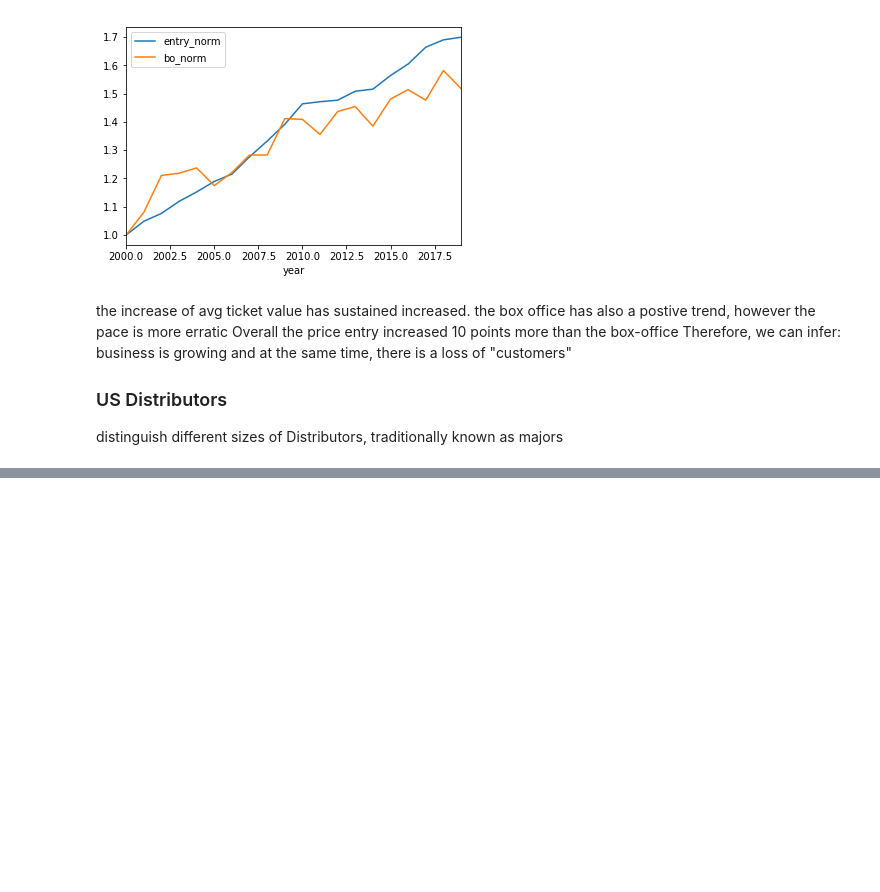
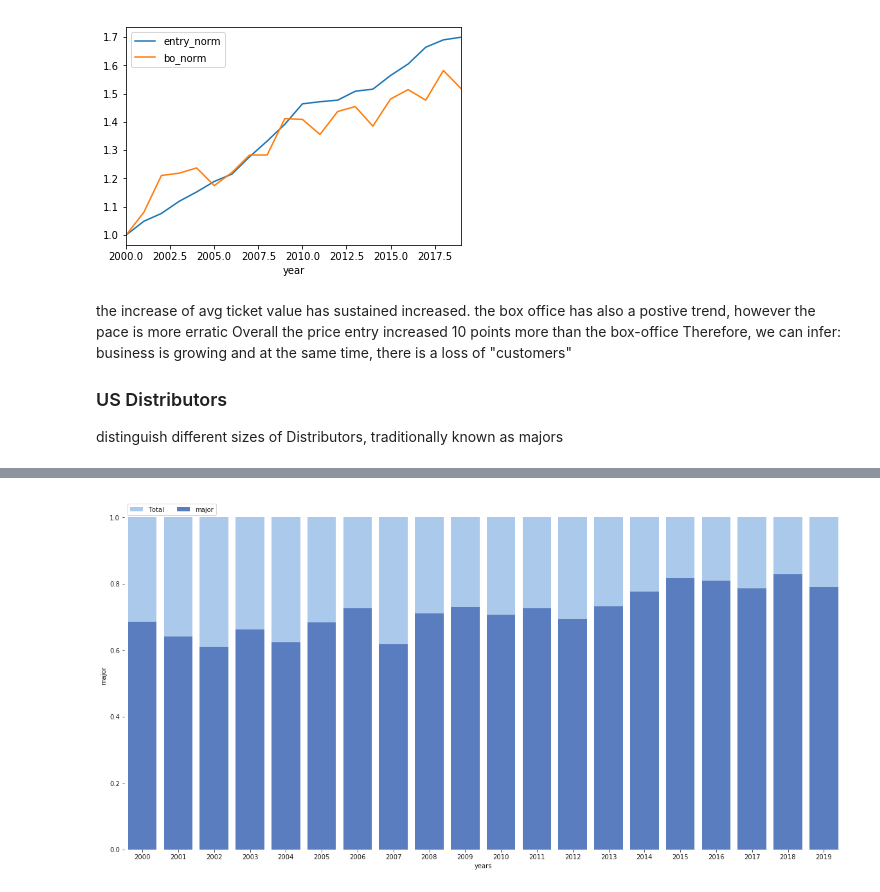
Before and after one commit to ivanlopezlobato/movies, a Jupyter notebook: notebooks/BoxOffice_Evolution_2000-2019.ipynb, the cells around one changed output, grey strips where cells are left out. Saved outputs shown, nothing was run; the diff lists cells and outputs as text; code cells hidden in the pictures; blank space fills up the shorter version.

```diff
--- a/notebooks/BoxOffice_Evolution_2000-2019.ipynb
+++ b/notebooks/BoxOffice_Evolution_2000-2019.ipynb
@@ -169,0 +318,13 @@ us_bo.groupby("distributor").sum().sort_values(by="gross", ascending = False).he
+# %%
+# percentage of major gross along years
+
+major_gross_percent = us_bo[us_bo["major"].eq(True)].groupby("year").sum()["gross"]/us_bo.groupby("year").sum()["gross"]
+
+no_major_gross_percent = 1 - major_gross_percent
+
+gross_distribution = pd.concat([major_gross_percent, no_major_gross_percent], axis = 1)
+# df.rename(columns={ df.columns[1]: "your value" }, inplace = True)
+# rename columns
+gross_distribution.columns = ["major", "independent"]
+
+gross_distribution
@@ -169,0 +350,23 @@ us_bo.groupby("distributor").sum().sort_values(by="gross", ascending = False).he
+# %%
+# add years as column
+gross_distribution["years"] = gross_distribution.index
+
+
+# Initialize the matplotlib figure
+f, ax = plt.subplots(figsize=(20, 10))
+
+# Plot the total crashes
+sns.set_color_codes("pastel")
+sns.barplot(x="years", y=1, data=gross_distribution,
+            label="Total", color="b");
+
+# Plot the crashes where alcohol was involved
+sns.set_color_codes("muted")
+sns.barplot(x="years", y="major", data=gross_distribution,
+            label="major", color="b");
+
+# Add a legend and informative axis label
+ax.legend(ncol=2, loc="upper left", frameon=True)
+sns.despine(left=True, bottom=True)
+# %% [output]
+[figure, added]
```
Also changed, not shown: parts of 15 cells of this notebook.
